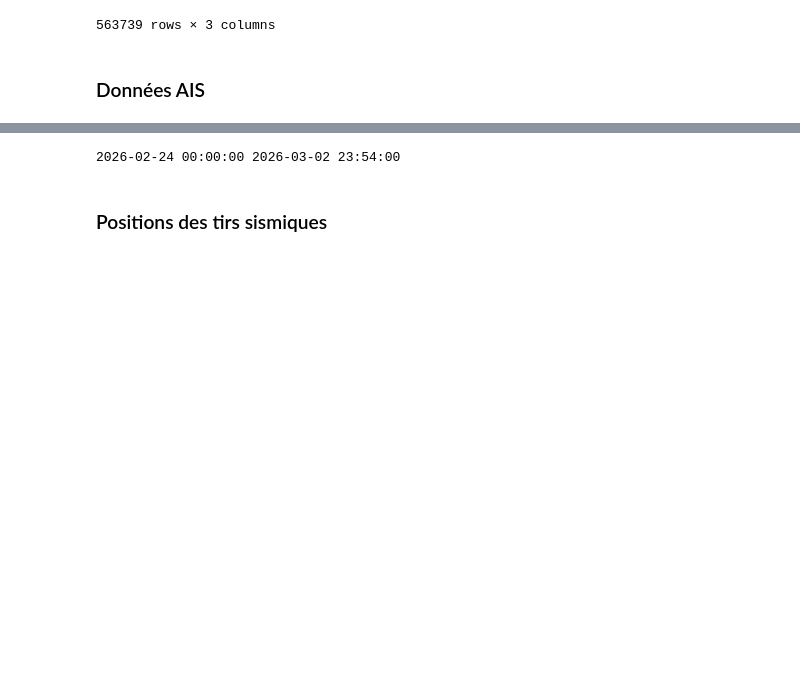
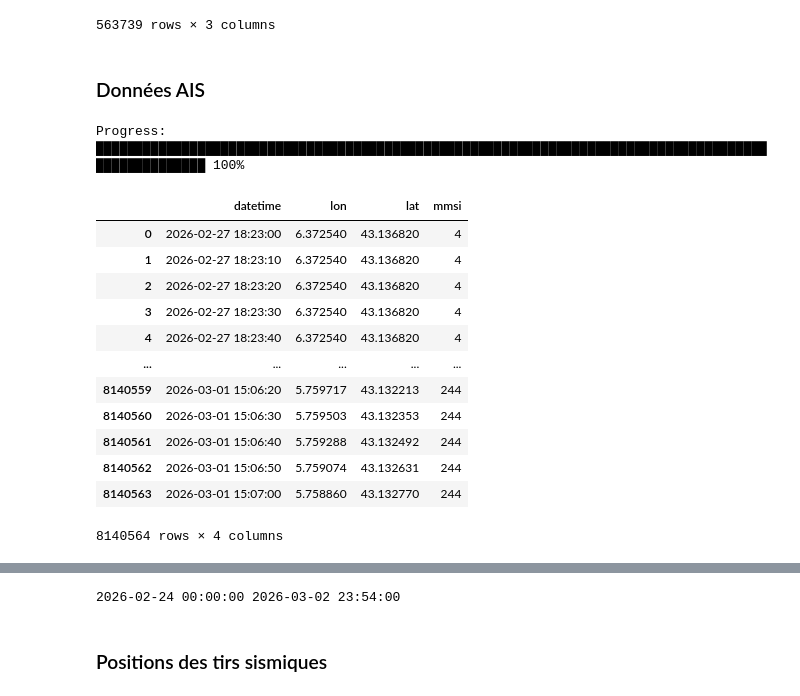
Before and after one commit to BaptisteMGit/ubf_tools, a Jupyter notebook: real_data_analysis/acouplane/src/preprocess_acouplane_data.ipynb, the cells around one changed output, grey strips where cells are left out. Cells and saved outputs as stored; diff of their text form; code cells hidden in the pictures; blank space fills up the shorter version.

```diff
--- a/real_data_analysis/acouplane/src/preprocess_acouplane_data.ipynb
+++ b/real_data_analysis/acouplane/src/preprocess_acouplane_data.ipynb
@@ -278,9 +278,24 @@ def format_ais_data(ais_interp, mmsi, t_start, t_end, time_step):
 
     return ais_lon_mat, ais_lat_mat, common_time
 # %%
-df_ais = load_ais()
+df_ais_ = load_ais()
 # %%
 from source.utils.utils_ais import interpolate_ais
 time_step = "10s"
-df_ais, mmsi = interpolate_ais(ais=df_ais, time_step=time_step)
+df_ais, mmsi = interpolate_ais(ais=df_ais_, time_step=time_step)
 df_ais
+# %% [output]
+Progress: ████████████████████████████████████████████████████████████████████████████████████████████████████ 100%
+|  | datetime | lon | lat | mmsi |
+| 0 | 2026-02-27 18:23:00 | 6.372540 | 43.136820 | 4 |
+| 1 | 2026-02-27 18:23:10 | 6.372540 | 43.136820 | 4 |
+| 2 | 2026-02-27 18:23:20 | 6.372540 | 43.136820 | 4 |
+| 3 | 2026-02-27 18:23:30 | 6.372540 | 43.136820 | 4 |
+| 4 | 2026-02-27 18:23:40 | 6.372540 | 43.136820 | 4 |
+| ... | ... | ... | ... | ... |
+| 8140559 | 2026-03-01 15:06:20 | 5.759717 | 43.132213 | 244 |
+| 8140560 | 2026-03-01 15:06:30 | 5.759503 | 43.132353 | 244 |
+| 8140561 | 2026-03-01 15:06:40 | 5.759288 | 43.132492 | 244 |
+| 8140562 | 2026-03-01 15:06:50 | 5.759074 | 43.132631 | 244 |
+| 8140563 | 2026-03-01 15:07:00 | 5.758860 | 43.132770 | 244 |
+8140564 rows × 4 columns
```
Also changed, not shown: parts of 10 cells of this notebook, 3 other files.
